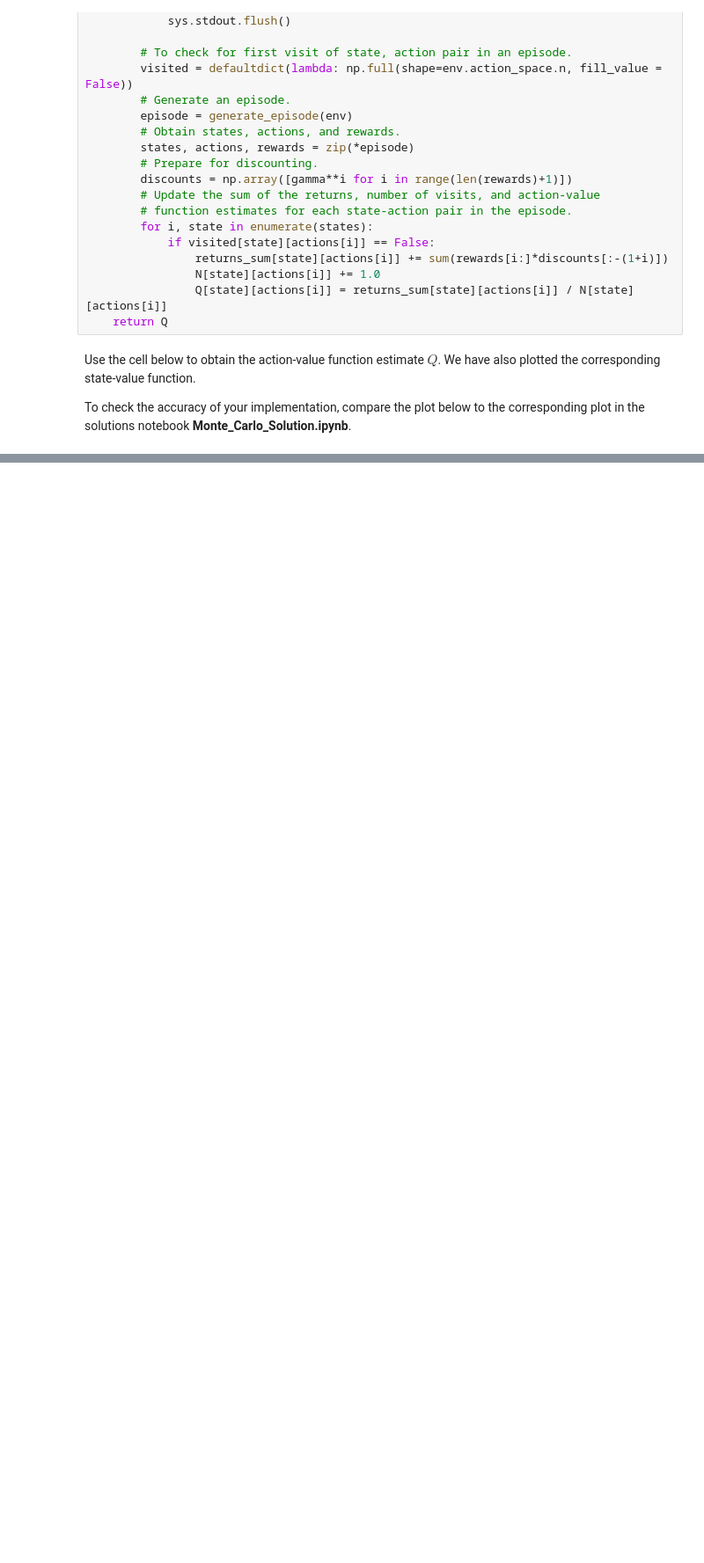
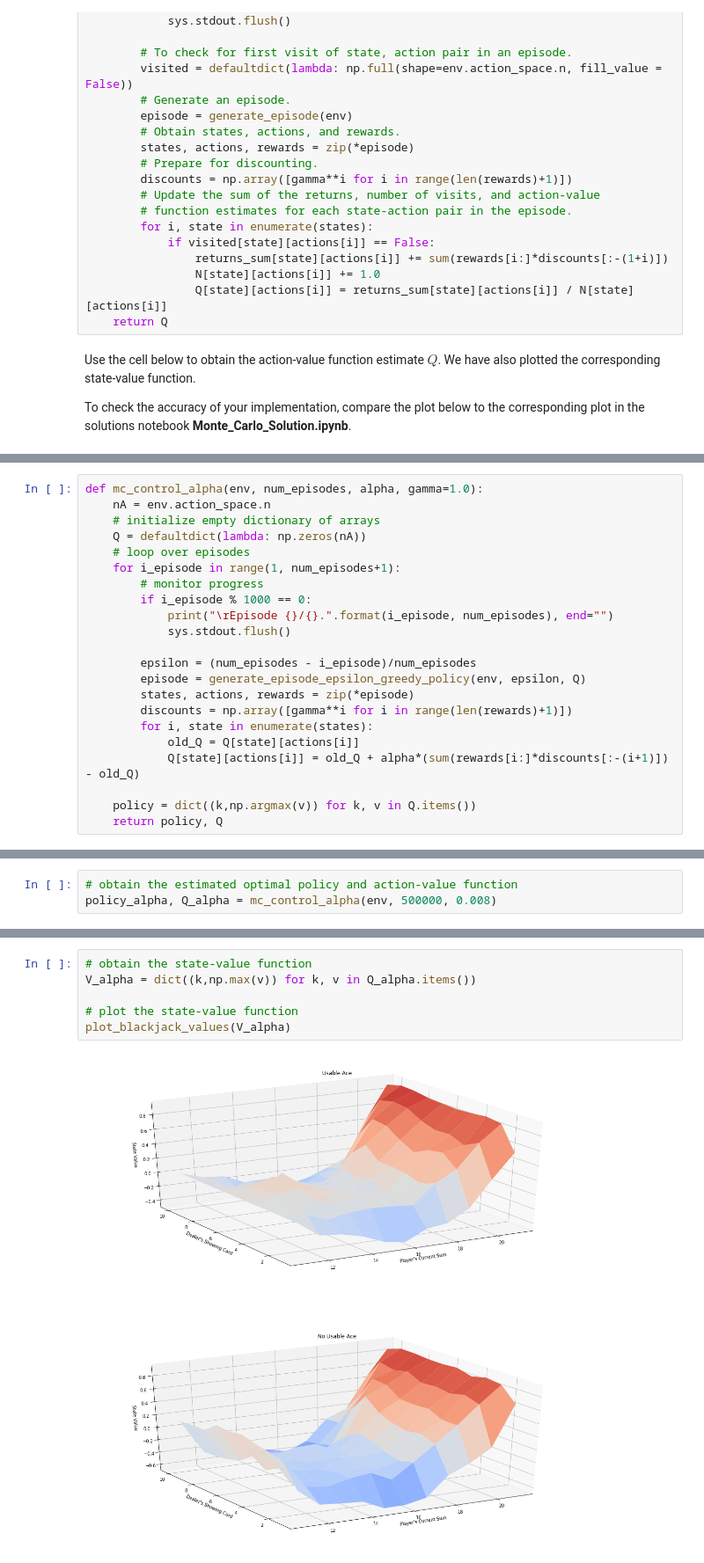
Before and after one commit to 1998apoorvmalik/Machine-Learning-Engineer-Udacity, a Jupyter notebook: Term 2/Practice Projects/Reinforcement Learning/Monte Carlo Methods /Monte Carlo.ipynb, the cells around one changed output, grey strips where cells are left out. Shown: that part at 88% size. Cells and saved outputs as stored; diff of their text form; blank space fills up the shorter version.

```diff
--- a/Term 2/Practice Projects/Reinforcement Learning/Monte Carlo Methods /Monte Carlo.ipynb
+++ b/Term 2/Practice Projects/Reinforcement Learning/Monte Carlo Methods /Monte Carlo.ipynb
@@ -317,0 +424,22 @@ Episode 500000/500000.
+# %%
+def mc_control_alpha(env, num_episodes, alpha, gamma=1.0):
+    nA = env.action_space.n
+    # initialize empty dictionary of arrays
+    Q = defaultdict(lambda: np.zeros(nA))
+    # loop over episodes
+    for i_episode in range(1, num_episodes+1):
+        # monitor progress
+        if i_episode % 1000 == 0:
+            print("\rEpisode {}/{}.".format(i_episode, num_episodes), end="")
+            sys.stdout.flush()
+
+        epsilon = (num_episodes - i_episode)/num_episodes
+        episode = generate_episode_epsilon_greedy_policy(env, epsilon, Q)
+        states, actions, rewards = zip(*episode)
+        discounts = np.array([gamma**i for i in range(len(rewards)+1)])
+        for i, state in enumerate(states):
+            old_Q = Q[state][actions[i]]
+            Q[state][actions[i]] = old_Q + alpha*(sum(rewards[i:]*discounts[:-(i+1)]) - old_Q)
+
+    policy = dict((k,np.argmax(v)) for k, v in Q.items())
+    return policy, Q
@@ -317,0 +448,3 @@ Episode 500000/500000.
+# %%
+# obtain the estimated optimal policy and action-value function
+policy_alpha, Q_alpha = mc_control_alpha(env, 500000, 0.008)
@@ -317,0 +455,8 @@ Episode 500000/500000.
+# %%
+# obtain the state-value function
+V_alpha = dict((k,np.max(v)) for k, v in Q_alpha.items())
+
+# plot the state-value function
+plot_blackjack_values(V_alpha)
+# %% [output]
+[figure, added]
```
Also changed, not shown: parts of 21 cells of this notebook, 2 other files.
